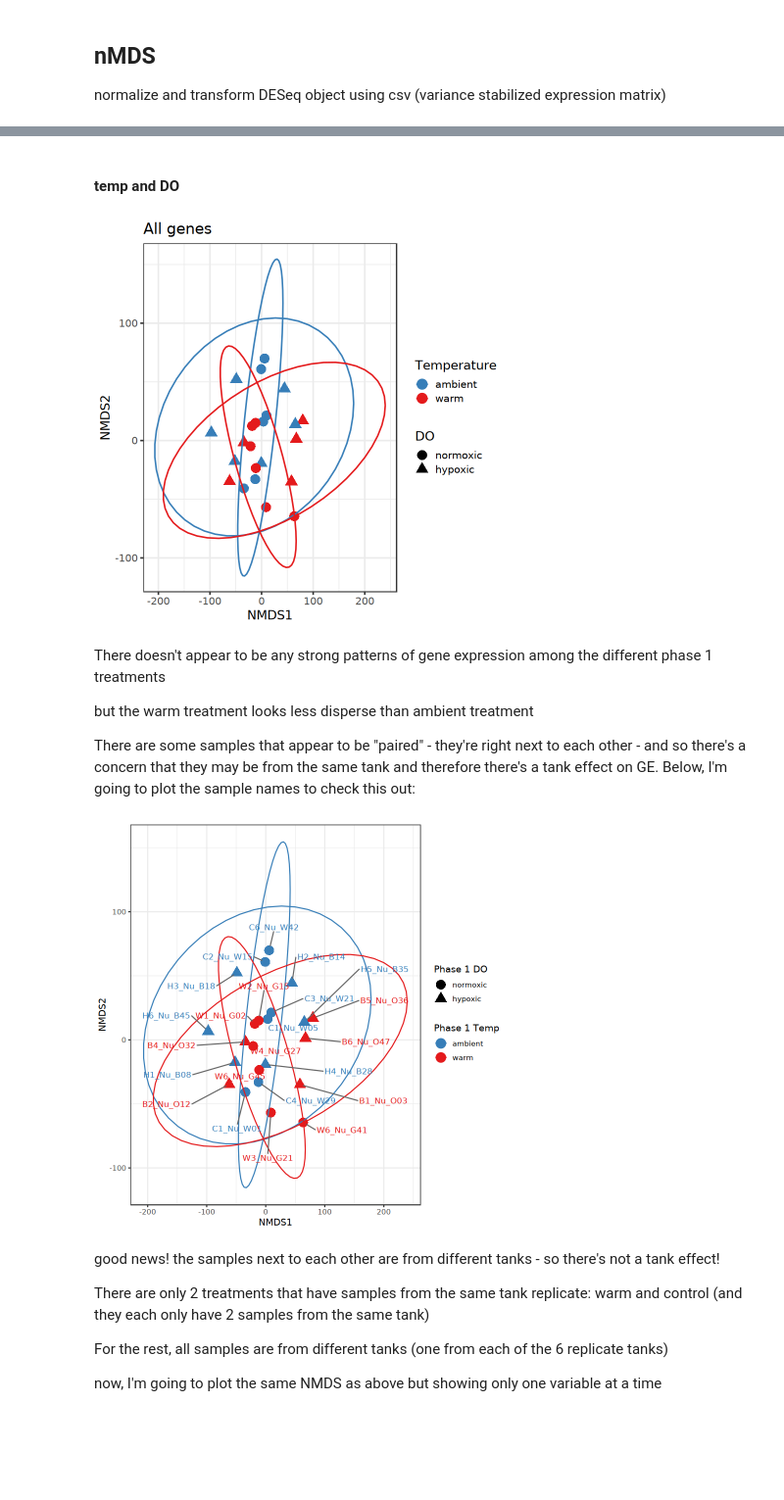
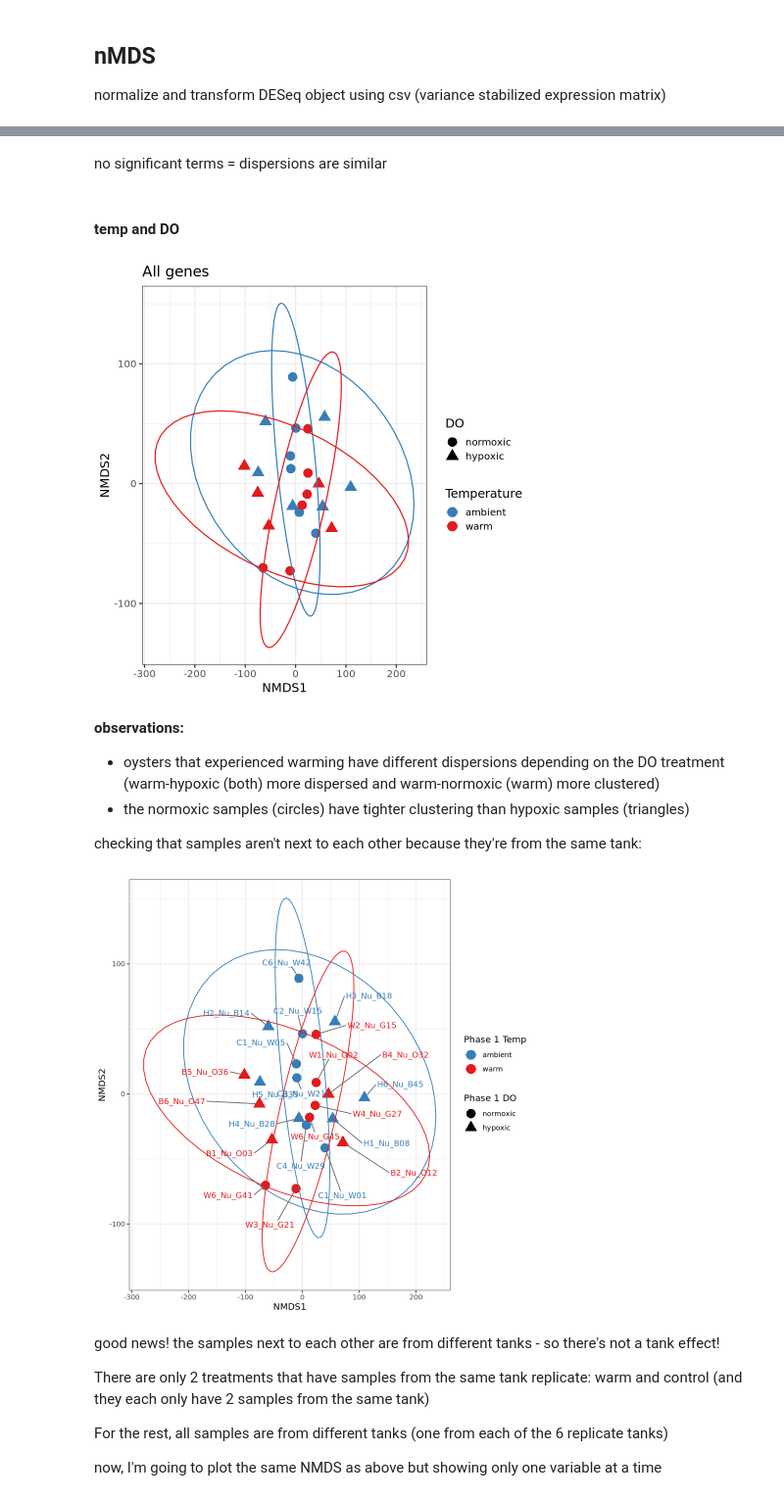
Before and after one commit to jgmcdonough/CE24_RNA-seq, a Jupyter notebook: analysis/diff_expression/phase1_v_phase1/filter_deseq_p1.v.p1.ipynb, the cells around one changed output, grey strips where cells are left out. Shown at 98% size. Cells and saved outputs as stored; diff of their text form; code cells hidden in the pictures; blank space fills up the shorter version.

Commit message:
nmds and beta disp testing on all genes

```diff
--- a/analysis/diff_expression/phase1_v_phase1/filter_deseq_p1.v.p1.ipynb
+++ b/analysis/diff_expression/phase1_v_phase1/filter_deseq_p1.v.p1.ipynb
@@ -325,9 +331,6 @@ plotDispEsts(dds_filtered)
 ## nMDS
 normalize and transform DESeq object using csv (variance stabilized expression matrix)
 # %%
-# normalization & transformation
-vsd <- vst(dds_filtered, blind = FALSE)
-
 # calculate sample distances
 sample_dists <- assay(vsd) %>%
 t() %>%
@@ -339,7 +342,16 @@ head(sample_dists)
 # calculate MDS value from distance matrix
 mdsData <- data.frame(cmdscale(sample_dists))
 mds <- cbind(mdsData, as.data.frame(colData(vsd))) # combine with sample data
-head(mds)
+#head(mds)
+
+# create NMDS
+sample_dists <- assay(vsd) %>% t() %>% dist()   # keep as a dist object (no as.matrix)
+
+set.seed(123)
+nmds <- metaMDS(sample_dists, k = 2, trymax = 100)
+nmds_data <- data.frame(scores(nmds, display = "sites"))
+nmds_df <- cbind(nmds_data, as.data.frame(colData(vsd)))
+head(nmds_df)
 # %% [output]
 A matrix: 6 × 23 of type dbl
 |  | B1_Nu_O03 | B2_Nu_O12 | B4_Nu_O32 | B5_Nu_O36 | B6_Nu_O47 | C1_Nu_W01 | C1_Nu_W05 | C2_Nu_W15 | C3_Nu_W21 | ... |
@@ -360,0 +410,5 @@ A data.frame: 6 × 12
+# %%
+# set factor levels
+nmds_df$Phase1_treatment <- factor(nmds_df$Phase1_treatment, levels = c('control', 'warm', 'hypoxic', 'both'))
+
+nmds_df$Phase2_treatment <- factor(nmds_df$Phase2_treatment, levels = c('control', 'warm', 'hypoxic', 'both'))
@@ -361,56 +530,51 @@ A data.frame: 6 × 12
+# %% [markdown]
+no significant terms = dispersions are similar
 # %% [markdown]
 #### temp and DO
 # %%
-sample_name <- rownames(mds)
+options(repr.plot.height = 7.5, repr.plot.width = 7.5)
 
-nmds.plot <- ggplot(mds, aes(X1, X2, col = Phase1_temp, shape = Phase1_DO)) +
+nmds.plot <- ggplot(nmds_df, aes(NMDS1, NMDS2, col = Phase1_temp, shape = Phase1_DO)) +
 geom_point(size = 5) +
 stat_ellipse() +
 scale_color_brewer(palette = 'Set1', direction = -1) +
 theme_bw(base_size = 15) +
-labs(x = 'NMDS1',
-     y = 'NMDS2',
-     title = 'All genes',
+labs(title = 'All genes',
      col = 'Temperature',
      shape = 'DO')
 
 nmds.plot
 # %% [output]
-[figure, old version]
+[figure, new version]
 # %% [markdown]
-There doesn't appear to be any strong patterns of gene expression among the different phase 1 treatments
+**observations:**
+- oysters that experienced warming have different dispersions depending on the DO treatment (warm-hypoxic (both) more dispersed and warm-normoxic (warm) more clustered)
+- the normoxic samples (circles) have tighter clustering than hypoxic samples (triangles)
 
-but the warm treatment looks less disperse than ambient treatment
-
-There are some samples that appear to be "paired" - they're right next to each other - and so there's a concern that they may be from the same tank and therefore there's a tank effect on GE. Below, I'm going to plot the sample names to check this out:
+checking that samples aren't next to each other because they're from the same tank:
 # %%
-sample_name <- rownames(mds)
-
-nmds.plot <- ggplot(mds, aes(X1, X2, col = Phase1_temp, shape = Phase1_DO)) +
+nmds.plot <- ggplot(nmds_df, aes(NMDS1, NMDS2, col = Phase1_temp, shape = Phase1_DO)) +
   geom_point(size = 5) +
   stat_ellipse() +
   scale_color_brewer(palette = "Set1", direction = -1) +
   theme_bw() +
-  labs(
-    x = "NMDS1",
-    y = "NMDS2",
-    col = "Phase 1 Temp",
+  labs(col = "Phase 1 Temp",
     shape = "Phase 1 DO"
   ) +
   geom_text_repel(
   aes(label = sample_name),
   size = 3.5,
   box.padding = 1,
   point.padding = 0.5,
   force = 2,
   segment.color = "grey40",
   segment.size = 0.5,
   max.overlaps = Inf
 )
 
 nmds.plot
 # %% [output]
-[figure, old version]
+[figure, new version]
 # %% [markdown]
 good news! the samples next to each other are from different tanks - so there's not a tank effect!
 
```
Also changed, not shown: parts of 17 cells of this notebook.
